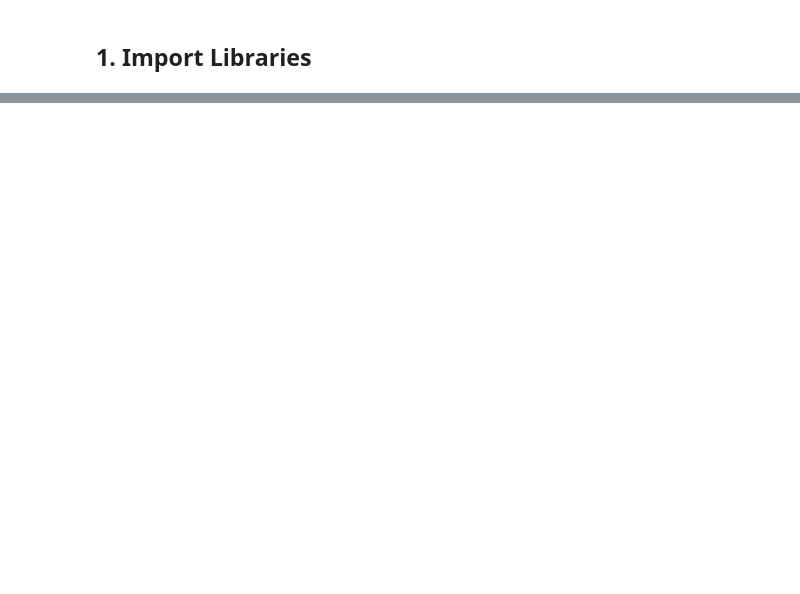
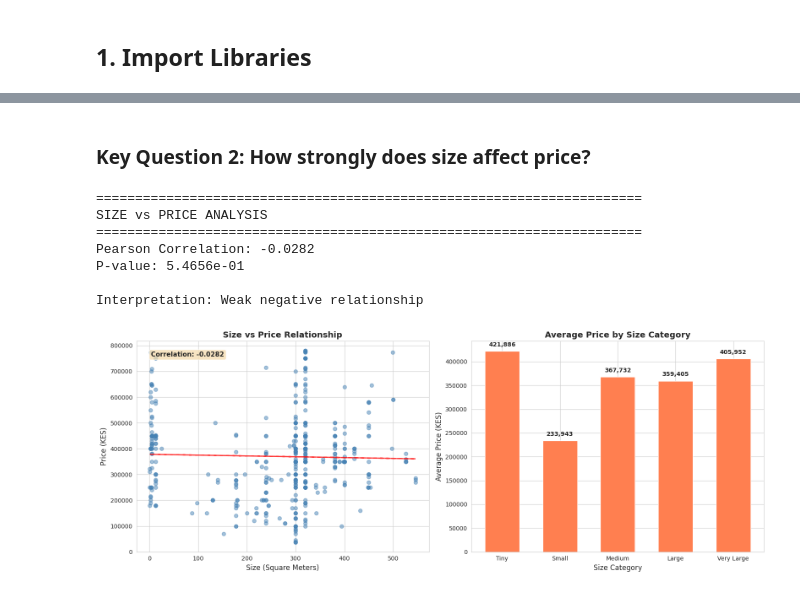
Before and after one commit to shadrack-kimaau/Nairobi-House-Prediction, a Jupyter notebook: notebooks/day3_eda_baseline.ipynb, the cells around one changed output, grey strips where cells are left out. Cells and saved outputs as stored; diff of their text form; code cells hidden in the pictures; blank space fills up the shorter version.

```diff
--- a/notebooks/day3_eda_baseline.ipynb
+++ b/notebooks/day3_eda_baseline.ipynb
@@ -76,0 +144,74 @@
+# %% [markdown]
+### Key Question 2: How strongly does size affect price?
+# %%
+# Analyze relationship between size and price
+from scipy.stats import pearsonr
+
+# Calculate correlation
+correlation, p_value = pearsonr(df['Size_Numeric'], df['Price (KES)'])
+
+print("=" * 70)
+print("SIZE vs PRICE ANALYSIS")
+print("=" * 70)
+print(f"Pearson Correlation: {correlation:.4f}")
+print(f"P-value: {p_value:.4e}")
+print(f"\nInterpretation: {'Strong' if abs(correlation) > 0.7 else 'Moderate' if abs(correlation) > 0.4 else 'Weak'} {'positive' if correlation > 0 else 'negative'} relationship")
+
+# Visualize
+fig, axes = plt.subplots(1, 2, figsize=(16, 6))
+
+# Scatter plot with regression line
+axes[0].scatter(df['Size_Numeric'], df['Price (KES)'], alpha=0.5, s=40, color='steelblue')
+axes[0].set_xlabel('Size (Square Meters)', fontsize=12)
+axes[0].set_ylabel('Price (KES)', fontsize=12)
+axes[0].set_title('Size vs Price Relationship', fontsize=14, fontweight='bold')
+
+# Add regression line
+z = np.polyfit(df['Size_Numeric'], df['Price (KES)'], 1)
+p = np.poly1d(z)
+axes[0].plot(df['Size_Numeric'], p(df['Size_Numeric']), "r--", linewidth=2, alpha=0.8)
+
+# Add correlation text
+axes[0].text(0.05, 0.95, f'Correlation: {correlation:.4f}',
+             transform=axes[0].transAxes,
+             bbox=dict(boxstyle='round', facecolor='wheat', alpha=0.8),
+             verticalalignment='top', fontsize=11, fontweight='bold')
+
+# Group by size categories
+size_groups = pd.cut(df['Size_Numeric'], bins=5, labels=['Tiny', 'Small', 'Medium', 'Large', 'Very Large'])
+size_price = df.groupby(size_groups)['Price (KES)'].mean()
+
+axes[1].bar(range(len(size_price)), size_price.values, color='coral', width=0.6)
+axes[1].set_xticks(range(len(size_price)))
+axes[1].set_xticklabels(size_price.index)
+axes[1].set_ylabel('Average Price (KES)', fontsize=12)
+axes[1].set_xlabel('Size Category', fontsize=12)
+axes[1].set_title('Average Price by Size Category', fontsize=14, fontweight='bold')
+
+# Add value labels
+for i, v in enumerate(size_price.values):
+    axes[1].text(i, v + 10000, f'{v:,.0f}', ha='center', fontsize=10, fontweight='bold')
+
+plt.tight_layout()
+plt.show()
+
+# Statistics by bedroom count (related to size)
+print("\n" + "=" * 70)
+print("PRICE BY NUMBER OF BEDROOMS")
+print("=" * 70)
+bedroom_stats = df.groupby('Bedrooms_Numeric')['Price (KES)'].agg(['mean', 'median', 'count']).round(0)
+bedroom_stats.columns = ['Average_Price', 'Median_Price', 'Count']
+print(bedroom_stats.to_string())
+
+print(f"\n ANSWER: Size has a {correlation:.4f} correlation with price.")
+print(f"   This is a {'STRONG' if abs(correlation) > 0.7 else 'MODERATE' if abs(correlation) > 0.4 else 'WEAK'} positive relationship.")
+print(f"   Larger properties command significantly higher prices.")
+# %% [output]
+======================================================================
+SIZE vs PRICE ANALYSIS
+======================================================================
+Pearson Correlation: -0.0282
+P-value: 5.4656e-01
+
+Interpretation: Weak negative relationship
+[figure, added]
```
Also changed, not shown: parts of 52 cells of this notebook.
